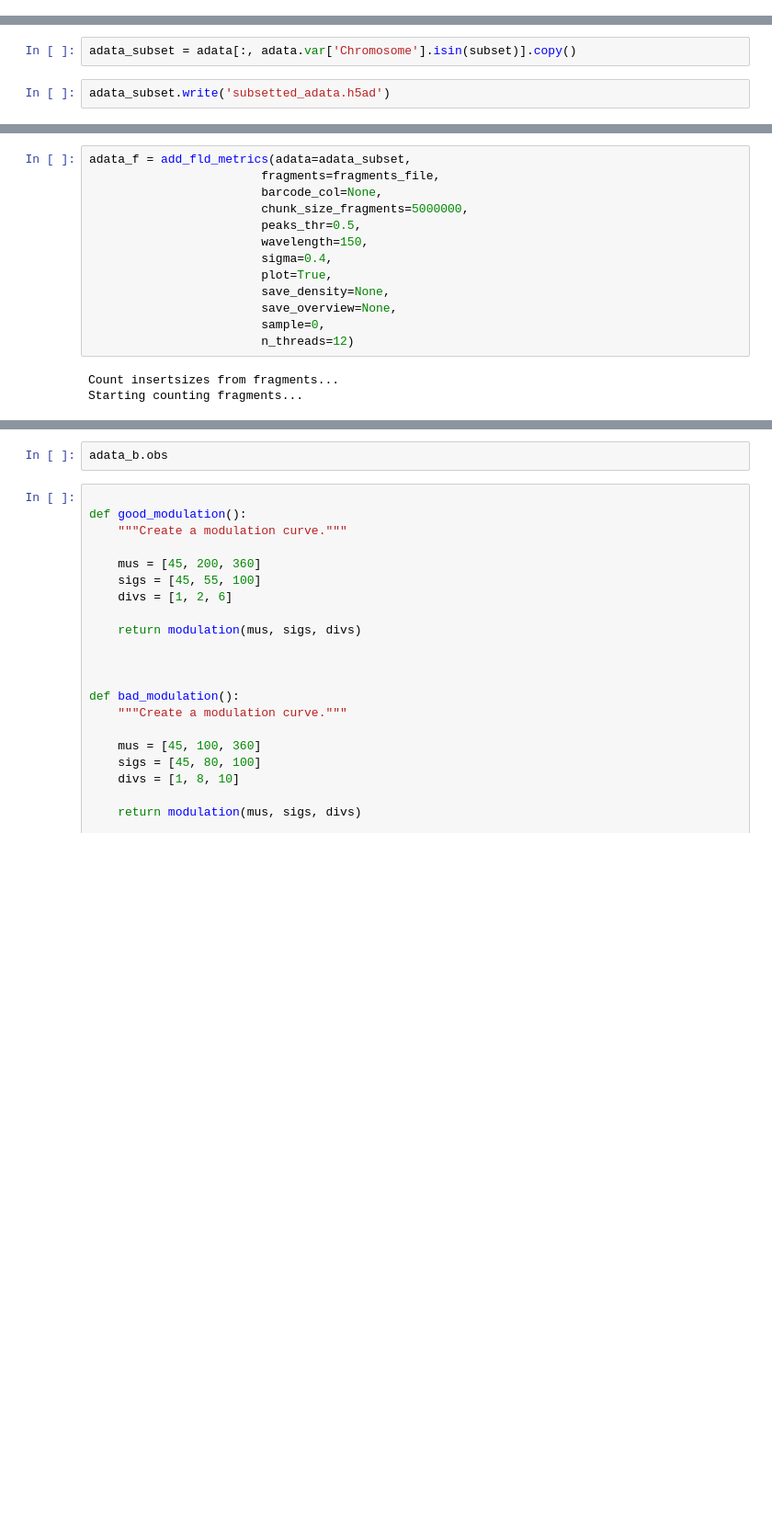
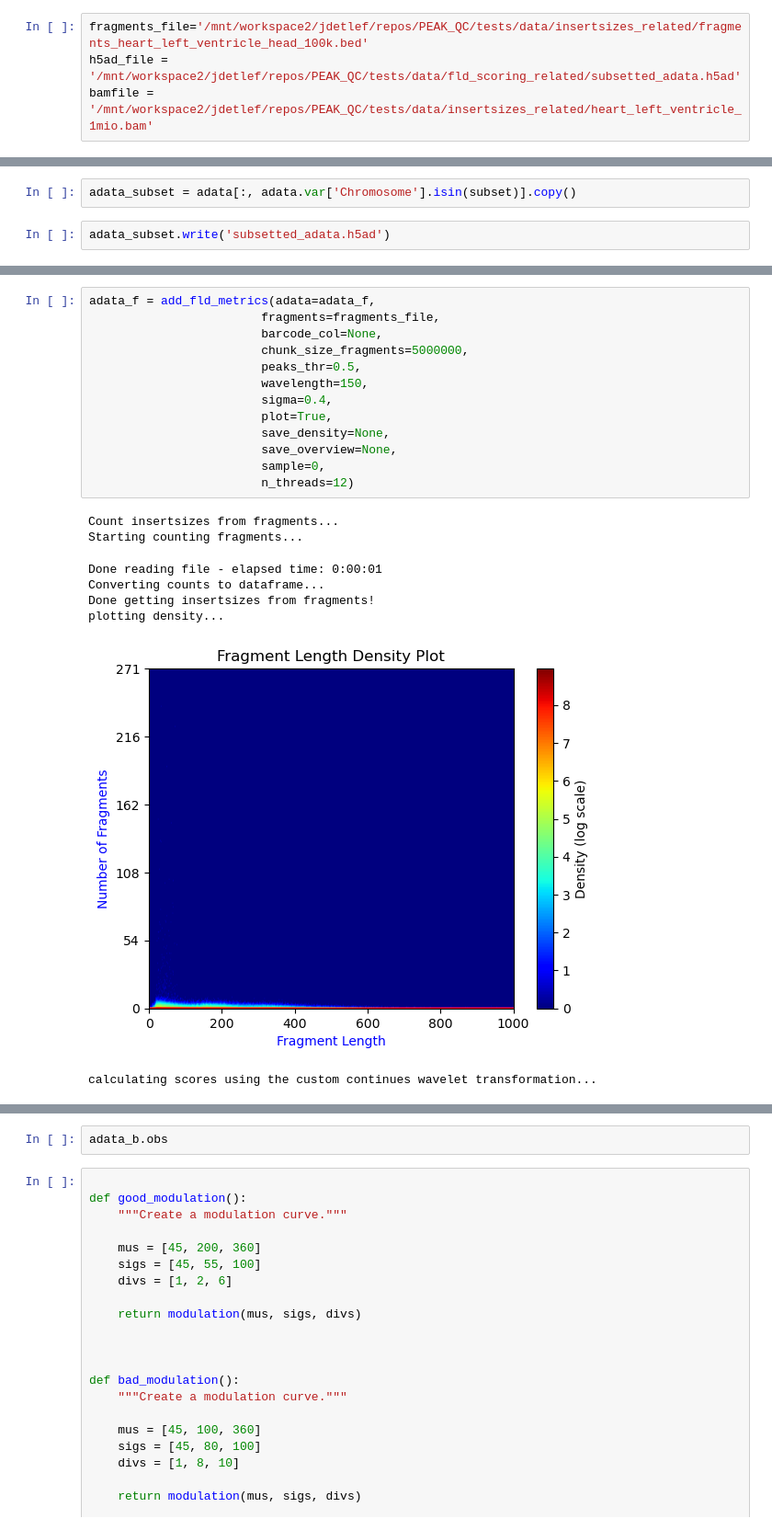
Before and after one commit to loosolab/PEAKQC, a Jupyter notebook: experimental/exp_fld_scoring.ipynb, the cells around one changed output, grey strips where cells are left out. Shown at 92% size. Saved outputs shown, nothing was run; the diff lists cells and outputs as text; blank space fills up the shorter version.

Commit message:
all tests working

```diff
--- a/experimental/exp_fld_scoring.ipynb
+++ b/experimental/exp_fld_scoring.ipynb
@@ -11,6 +11,10 @@ import peakqc.insertsizes as ins
 fragments_file = "/mnt/workspace2/jdetlef/data/public_data/fragments_heart_left_ventricle_194_sorted.bed"
 h5ad_file = "/mnt/workspace2/jdetlef/data/public_data/heart_lv_SM-JF1NY.h5ad"
 bamfile = "/mnt/workspace2/jdetlef/data/public_data/sorted_heart_left_ventricle_194.bam"
+# %%
+fragments_file='/mnt/workspace2/jdetlef/repos/PEAK_QC/tests/data/insertsizes_related/fragments_heart_left_ventricle_head_100k.bed'
+h5ad_file = '/mnt/workspace2/jdetlef/repos/PEAK_QC/tests/data/fld_scoring_related/subsetted_adata.h5ad'
+bamfile = '/mnt/workspace2/jdetlef/repos/PEAK_QC/tests/data/insertsizes_related/heart_left_ventricle_1mio.bam'
 # %%
 #fragments_file = "/mnt/workspace2/jdetlef/repos/PEAK_QC/tests/data/fld_scoring_related/mm10_atac_fragments.bed"
 #bamfile = "/mnt/workspace2/jdetlef/repos/PEAK_QC/tests/data/fld_scoring_related/mm10_atac.bam"
@@ -97,16 +59,22 @@ adata_subset.obs
 # %%
-adata_f = add_fld_metrics(adata=adata_subset,
+adata_f = add_fld_metrics(adata=adata_f,
                         fragments=fragments_file,
                         barcode_col=None,
                         chunk_size_fragments=5000000,
                         peaks_thr=0.5,
                         wavelength=150,
                         sigma=0.4,
                         plot=True,
                         save_density=None,
                         save_overview=None,
                         sample=0,
                         n_threads=12)
 # %% [output]
 Count insertsizes from fragments...
 Starting counting fragments...
+Done reading file - elapsed time: 0:00:01
+Converting counts to dataframe...
+Done getting insertsizes from fragments!
+plotting density...
+[figure, added]
+calculating scores using the custom continues wavelet transformation...
```
Also changed, not shown: parts of 19 cells of this notebook, 5 other files.
